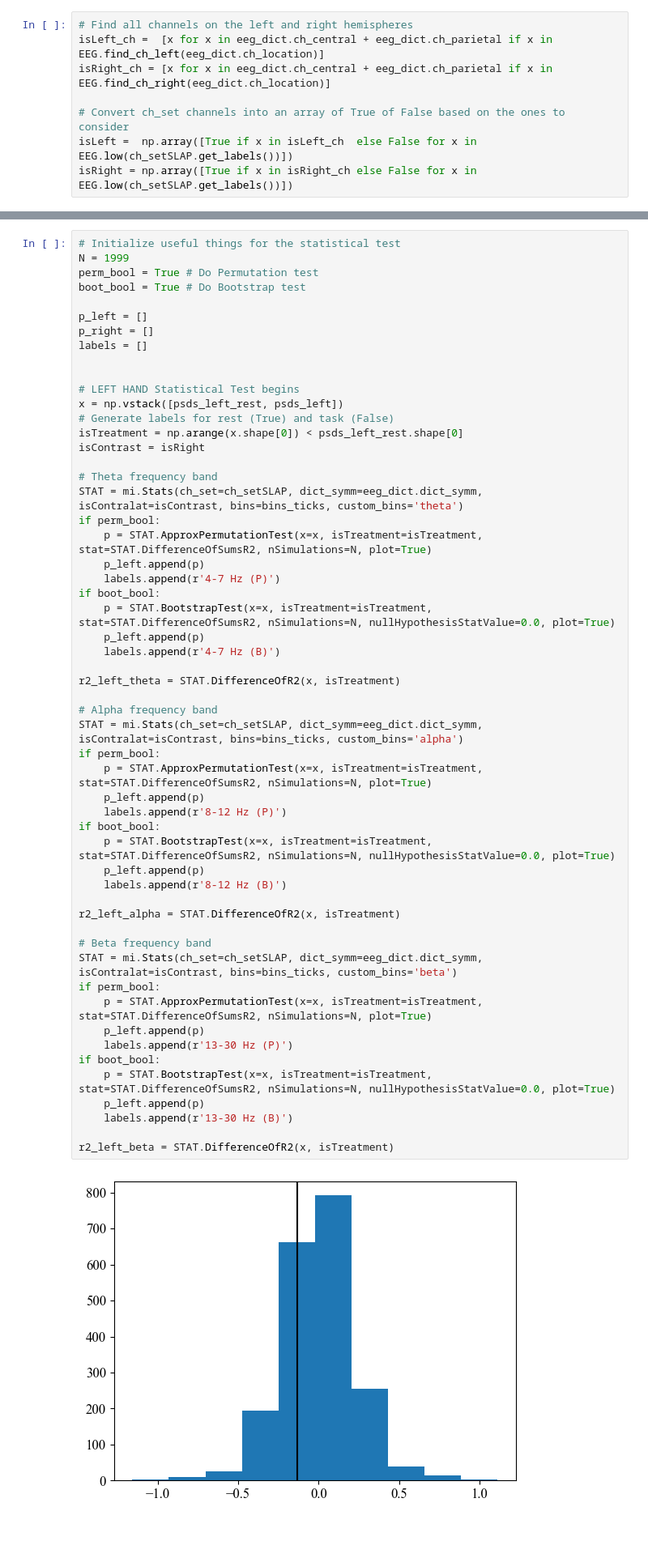
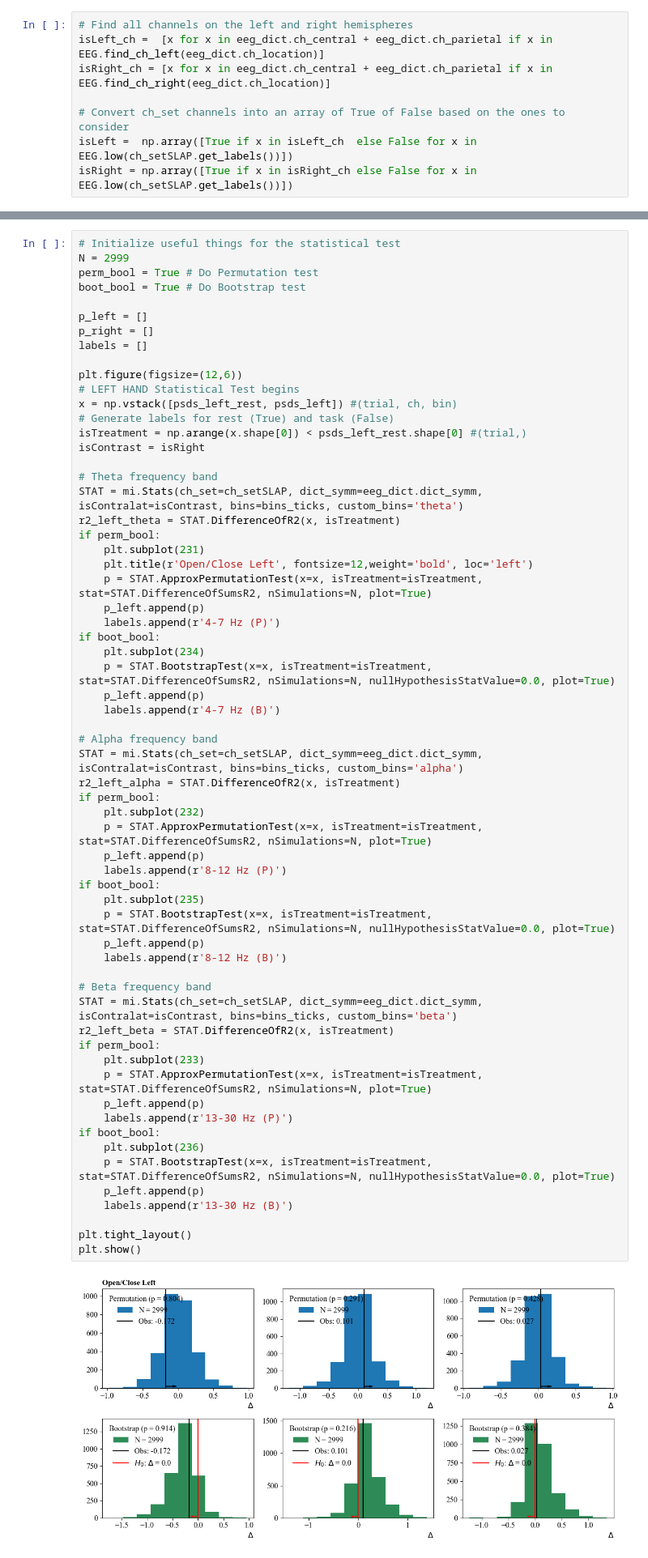
Before and after one commit to S-Shah-Lab/eeg_tools, a Jupyter notebook: tool_develop_motorimagery.ipynb, the cells around one changed output, grey strips where cells are left out. Shown at 81% size. Drawn from its saved outputs; the diff is of its cells as text; blank space fills up the shorter version.

Commit message:
modified some of the plots

```diff
--- a/tool_develop_motorimagery.ipynb
+++ b/tool_develop_motorimagery.ipynb
@@ -756,6 +424,6 @@ fig.subplots_adjust(hspace=0)
 # %%
 # Initialize useful things for the statistical test
-N = 1999
+N = 2999
 perm_bool = True # Do Permutation test
 boot_bool = True # Do Bootstrap test
 
@@ -763,50 +431,57 @@ p_left = []
 p_right = []
 labels = []
 
-
+plt.figure(figsize=(12,6))
 # LEFT HAND Statistical Test begins
-x = np.vstack([psds_left_rest, psds_left])
+x = np.vstack([psds_left_rest, psds_left]) #(trial, ch, bin)
 # Generate labels for rest (True) and task (False)
-isTreatment = np.arange(x.shape[0]) < psds_left_rest.shape[0]
+isTreatment = np.arange(x.shape[0]) < psds_left_rest.shape[0] #(trial,)
 isContrast = isRight
 
 # Theta frequency band
 STAT = mi.Stats(ch_set=ch_setSLAP, dict_symm=eeg_dict.dict_symm, isContralat=isContrast, bins=bins_ticks, custom_bins='theta')
+r2_left_theta = STAT.DifferenceOfR2(x, isTreatment)
 if perm_bool:
+    plt.subplot(231)
+    plt.title(r'Open/Close Left', fontsize=12,weight='bold', loc='left')
     p = STAT.ApproxPermutationTest(x=x, isTreatment=isTreatment, stat=STAT.DifferenceOfSumsR2, nSimulations=N, plot=True)
     p_left.append(p)
     labels.append(r'4-7 Hz (P)')
 if boot_bool:
+    plt.subplot(234)
     p = STAT.BootstrapTest(x=x, isTreatment=isTreatment, stat=STAT.DifferenceOfSumsR2, nSimulations=N, nullHypothesisStatValue=0.0, plot=True)
     p_left.append(p)
     labels.append(r'4-7 Hz (B)')
 
-r2_left_theta = STAT.DifferenceOfR2(x, isTreatment)
-
 # Alpha frequency band
 STAT = mi.Stats(ch_set=ch_setSLAP, dict_symm=eeg_dict.dict_symm, isContralat=isContrast, bins=bins_ticks, custom_bins='alpha')
+r2_left_alpha = STAT.DifferenceOfR2(x, isTreatment)
 if perm_bool:
+    plt.subplot(232)
     p = STAT.ApproxPermutationTest(x=x, isTreatment=isTreatment, stat=STAT.DifferenceOfSumsR2, nSimulations=N, plot=True)
     p_left.append(p)
     labels.append(r'8-12 Hz (P)')
 if boot_bool:
+    plt.subplot(235)
     p = STAT.BootstrapTest(x=x, isTreatment=isTreatment, stat=STAT.DifferenceOfSumsR2, nSimulations=N, nullHypothesisStatValue=0.0, plot=True)
     p_left.append(p)
     labels.append(r'8-12 Hz (B)')
 
-r2_left_alpha = STAT.DifferenceOfR2(x, isTreatment)
-
 # Beta frequency band
 STAT = mi.Stats(ch_set=ch_setSLAP, dict_symm=eeg_dict.dict_symm, isContralat=isContrast, bins=bins_ticks, custom_bins='beta')
+r2_left_beta = STAT.DifferenceOfR2(x, isTreatment)
 if perm_bool:
+    plt.subplot(233)
     p = STAT.ApproxPermutationTest(x=x, isTreatment=isTreatment, stat=STAT.DifferenceOfSumsR2, nSimulations=N, plot=True)
     p_left.append(p)
     labels.append(r'13-30 Hz (P)')
 if boot_bool:
+    plt.subplot(236)
     p = STAT.BootstrapTest(x=x, isTreatment=isTreatment, stat=STAT.DifferenceOfSumsR2, nSimulations=N, nullHypothesisStatValue=0.0, plot=True)
     p_left.append(p)
     labels.append(r'13-30 Hz (B)')
 
-r2_left_beta = STAT.DifferenceOfR2(x, isTreatment)
+plt.tight_layout()
+plt.show()
 # %% [output]
-[figure, old version]
+[figure, new version]
```
Also changed, not shown: parts of 29 cells of this notebook, 2 other files.
